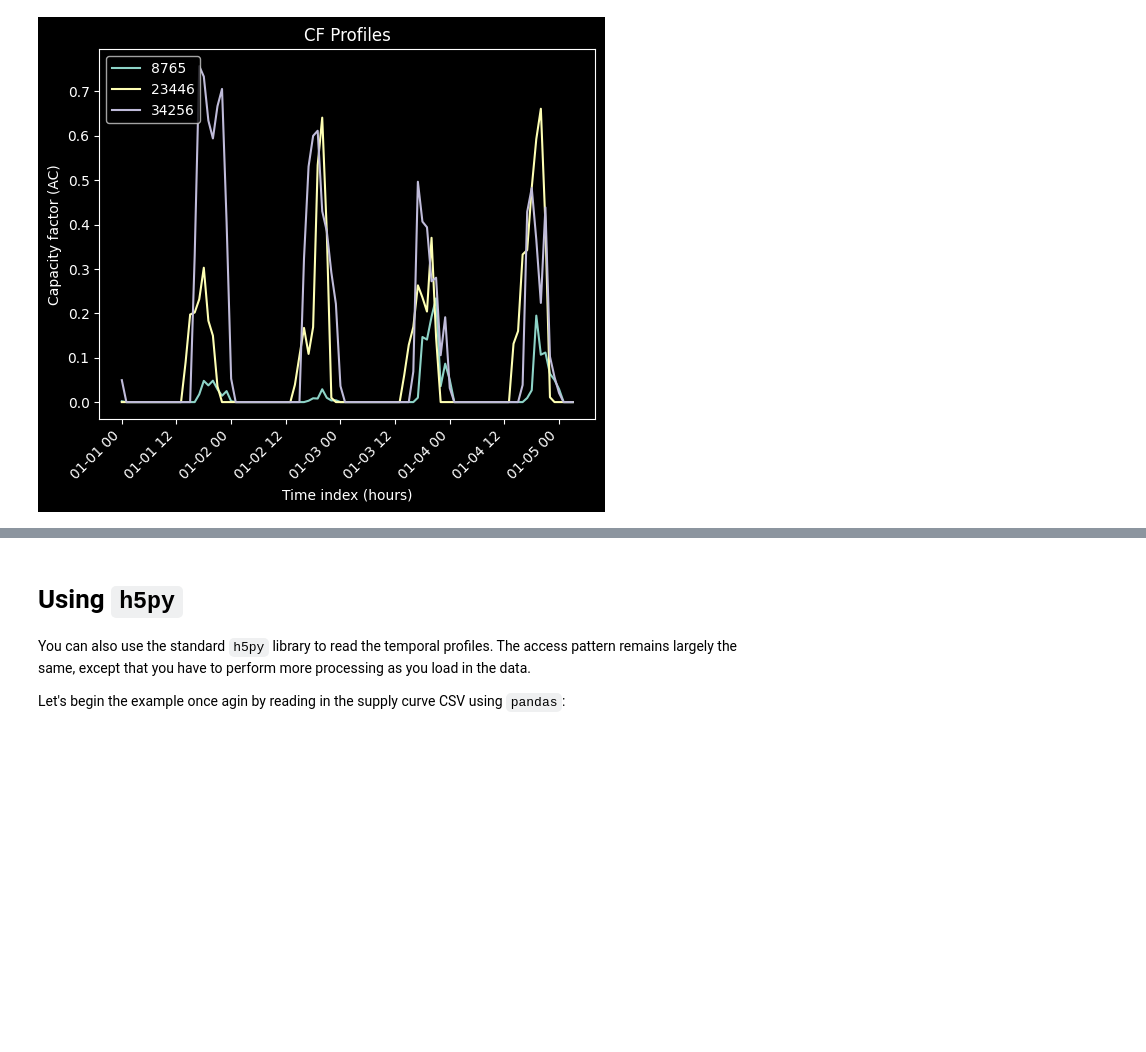
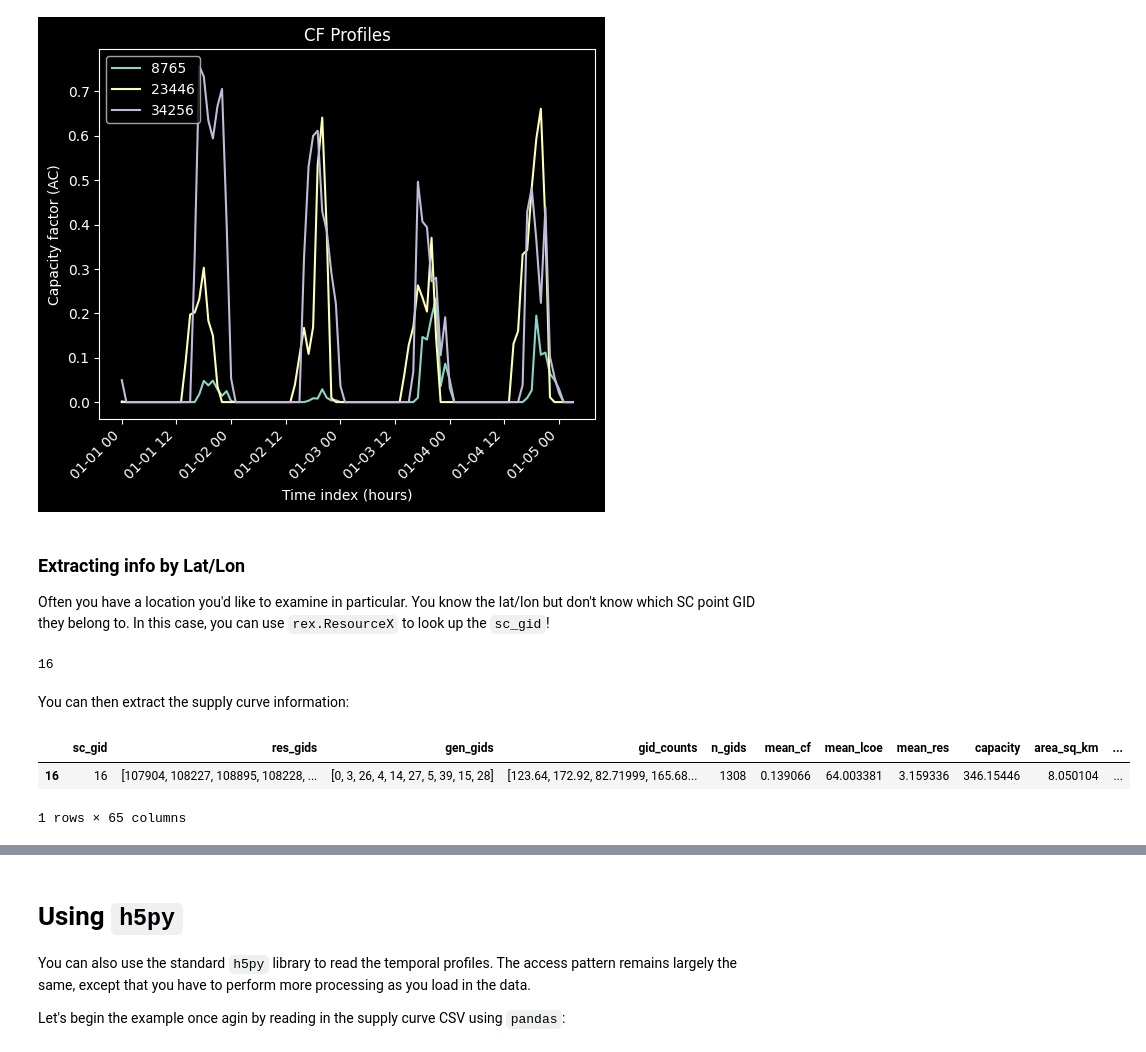
Before and after one commit to NREL/SitingLab, a Jupyter notebook: siting_lab/temporal_profiles.ipynb, the cells around one changed output, grey strips where cells are left out. Cells and saved outputs as stored; diff of their text form; code cells hidden in the pictures; blank space fills up the shorter version.

Commit message:
Add info on extracting by lat/lon

```diff
--- a/siting_lab/temporal_profiles.ipynb
+++ b/siting_lab/temporal_profiles.ipynb
@@ -90,3 +95,27 @@ plt.xticks(rotation=45, ha="right")
 plt.legend(loc="upper left");
 # %% [output]
 [figure]
+# %% [markdown]
+### Extracting info by Lat/Lon
+
+Often you have a location you'd like to examine in particular. You know the lat/lon but don't know which SC point GID they belong to. In this case, you can use `rex.ResourceX` to look up the `sc_gid`!
+# %%
+from rex import ResourceX
+
+with ResourceX("reference_ac_rep-profiles_2021.h5") as res:
+    sc_gid = res.lat_lon_gid((48.346832, -124.6527))
+
+sc_gid
+# %% [output]
+16
+# %% [markdown]
+You can then extract the supply curve information:
+# %%
+point = reference_solar_supply_curve[
+    reference_solar_supply_curve["sc_gid"] == sc_gid
+]
+point
+# %% [output]
+|  | sc_gid | res_gids | gen_gids | gid_counts | n_gids | mean_cf | mean_lcoe | mean_res | capacity | area_sq_km | ... |
+| 16 | 16 | [107904, 108227, 108895, 108228, ... | [0, 3, 26, 4, 14, 27, 5, 39, 15, 28] | [123.64, 172.92, 82.71999, 165.68... | 1308 | 0.139066 | 64.003381 | 3.159336 | 346.15446 | 8.050104 | ... |
+1 rows × 65 columns
```
Also changed, not shown: parts of 11 cells of this notebook.
